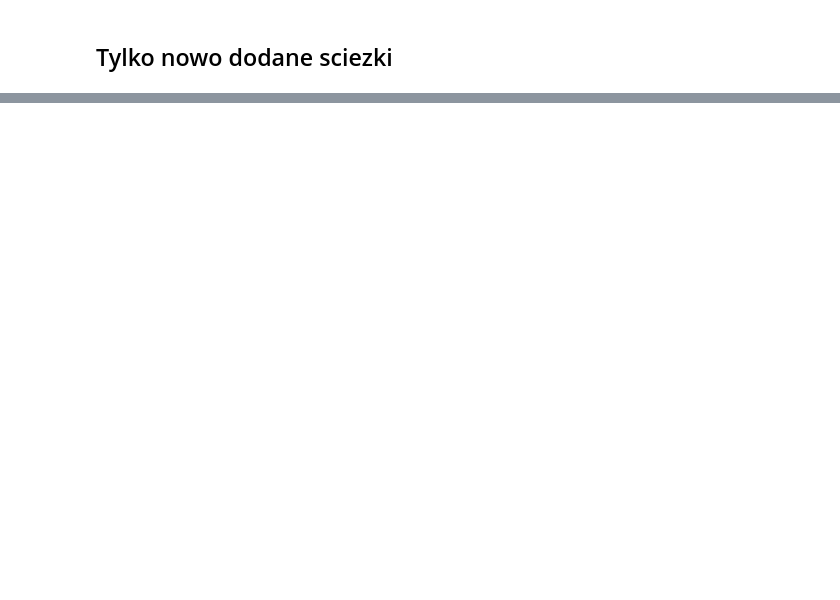
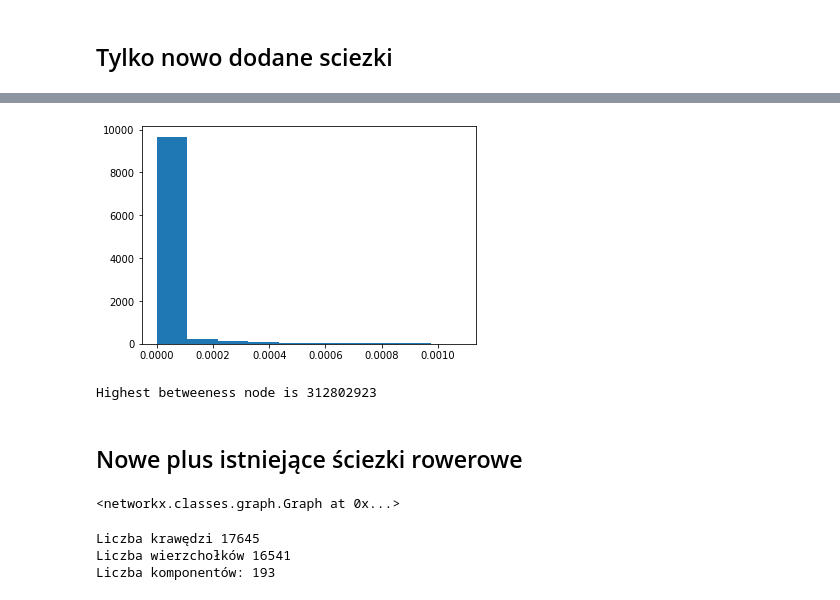
Before and after one commit to artantica/road-builder-prediction, a Jupyter notebook: graph_analysis.ipynb, the cells around one changed output, grey strips where cells are left out. Saved outputs shown, nothing was run; the diff lists cells and outputs as text; code cells hidden in the pictures; blank space fills up the shorter version.

```diff
--- a/graph_analysis.ipynb
+++ b/graph_analysis.ipynb
@@ -193,6 +142,6 @@ highest_eccentricity_node_all_roads
 ## Tylko nowo dodane sciezki
 # %%
 # G_bike = G_streets[G_streets.get('additional') == 'new_bike_path'] # niebieski
-G_new_bike_paths = nx.Graph(((u, v, e) for u,v,e in G.edges(data=True) if e['additional'] == 'new_bike_path'))
+# G_new_bike_paths = nx.Graph(((u, v, e) for u,v,e in G.edges(data=True) if e['additional'] == 'new_bike_path'))
 G_new_bike_paths = nx.Graph(((u, v, e) for u,v,e in G.edges(data=True) if e.get('additional') == 'new_bike_path'))
 G_new_bike_paths
@@ -221,10 +179,13 @@ plt.bar(plot_x, plot_y)
 # %%
 betweenness_new_bike_paths = nx.centrality.betweenness_centrality(G_new_bike_paths)
-highest_betweenness_node_new_bike_paths = max(bike_paths.nodes, key=betweenness_new_bike_paths.get)
+highest_betweenness_node_new_bike_paths = max(G_new_bike_paths.nodes, key=betweenness_new_bike_paths.get)
 plt.hist(betweenness_new_bike_paths.values())
 plt.show()
 
 print(f"Highest betweeness node is {highest_betweenness_node_new_bike_paths}")
+# %% [output]
+[figure, added]
+Highest betweeness node is 312802923
 # %%
 Gcc = sorted(nx.connected_components(G_new_bike_paths), key=len, reverse=True)
 G0 = G.subgraph(Gcc[0])
@@ -232,3 +193,20 @@ G0 = G.subgraph(Gcc[0])
 eccentricity_new_bike_paths = nx.algorithms.distance_measures.eccentricity(G0)
 highest_eccentricity_node_new_bike_paths  = max(G0.nodes, key=eccentricity_new_bike_paths.get)
 highest_eccentricity_node_new_bike_paths
+# %% [markdown]
+## Nowe plus istniejące ściezki rowerowe
+# %%
+G_bike_all_paths = nx.Graph(((u, v, e) for u,v,e in G.edges(data=True) if e['type'] == 'bike_path' or e.get('additional') == 'new_bike_path'))
+G_bike_all_paths
+# %% [output]
+<networkx.classes.graph.Graph at 0x...>
+# %%
+edges_bike_all_paths = G_bike_all_paths.edges()
+print(f"Liczba krawędzi {len(edges_bike_all_paths)}")
+nodes_bike_all_paths = G_bike_all_paths.nodes()
+print(f"Liczba wierzchołków {len(nodes_bike_all_paths)}")
+print(f"Liczba komponentów: {nx.number_connected_components(G_bike_all_paths)}")
+# %% [output]
+Liczba krawędzi 17645
+Liczba wierzchołków 16541
+Liczba komponentów: 193
```
Also changed, not shown: parts of 30 cells of this notebook.
